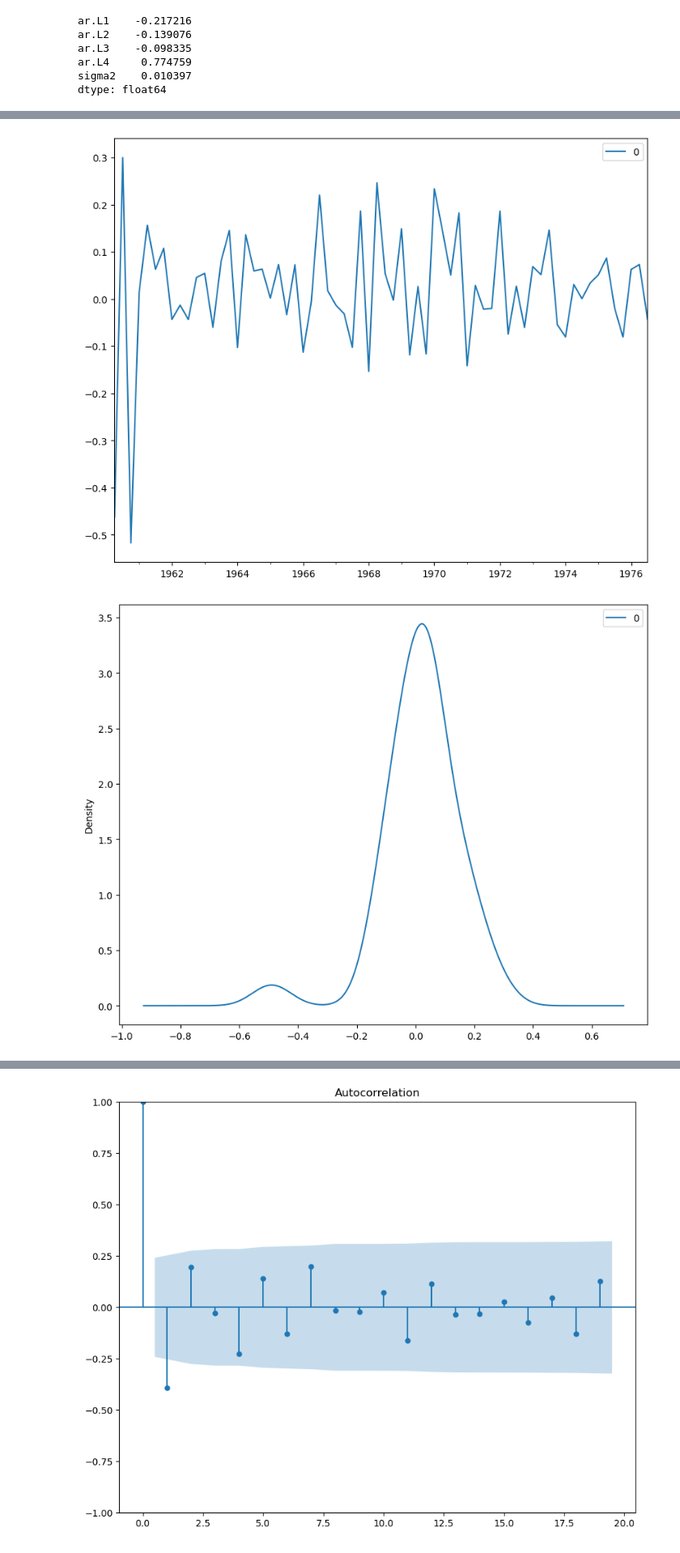
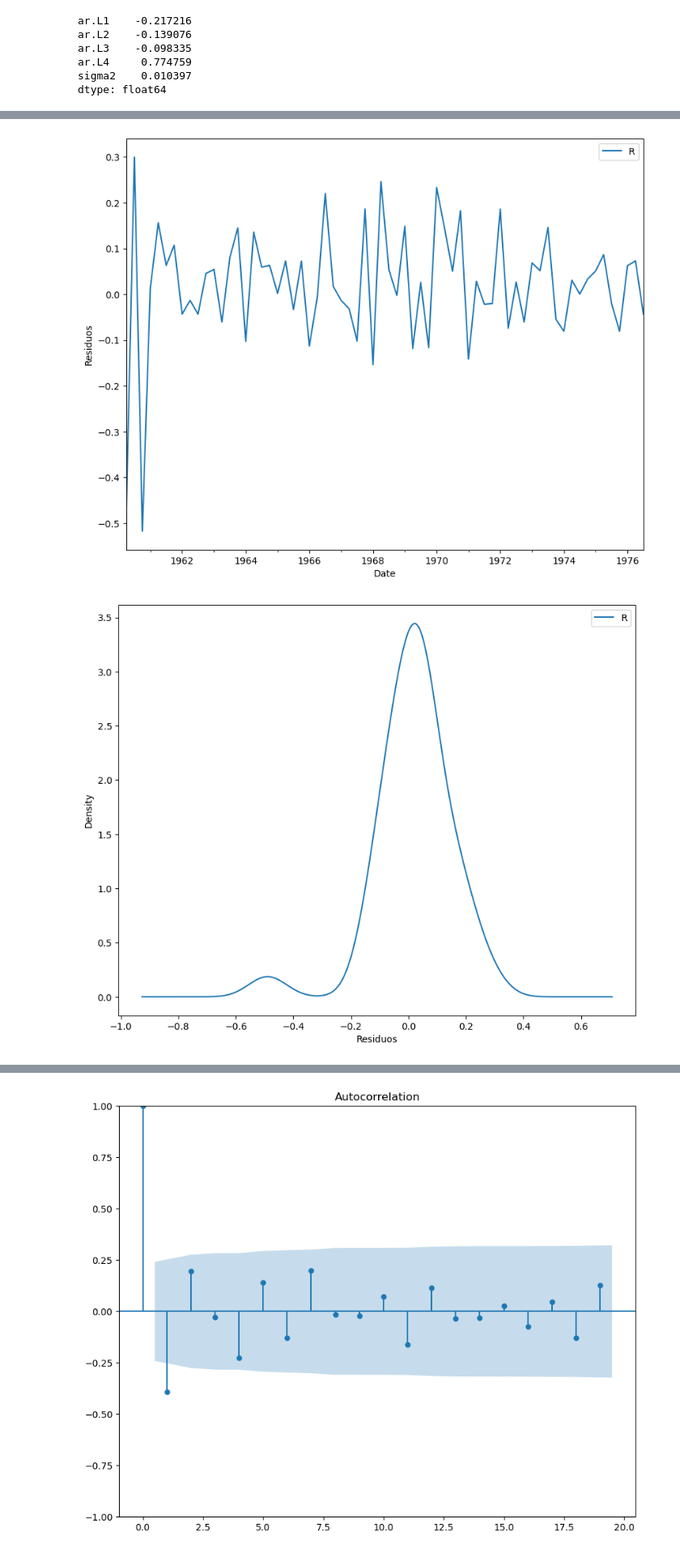
Before and after one commit to Chefi/Modelos-de-Control-de-Producci-n, a Jupyter notebook: Simulacion Procesos AR y MA.ipynb, the cells around one changed output, grey strips where cells are left out. Shown at 81% size. Saved outputs shown, nothing was run; the diff lists cells and outputs as text; code cells hidden in the pictures.

```diff
--- a/Simulacion Procesos AR y MA.ipynb
+++ b/Simulacion Procesos AR y MA.ipynb
@@ -559,15 +536,20 @@ Warnings:
 # %%
 residuals = pd.DataFrame(model_train_fit.resid)
 residuals.plot()
+plt.xlabel('Date')
+plt.ylabel('Residuos')
+plt.legend("Residuos")
 plt.show()
 # density plot of residuals
 residuals.plot(kind='kde')
+plt.legend("Residuos")
+plt.xlabel('Residuos')
 plt.show()
 # summary stats of residuals
 print(residuals.describe())
 # %% [output]
-[figure, old version]
+[figure, new version]
-[figure, old version]
+[figure, new version]
                0
 count  66.000000
 mean    0.018151
```
Also changed, not shown: parts of 27 cells of this notebook.
